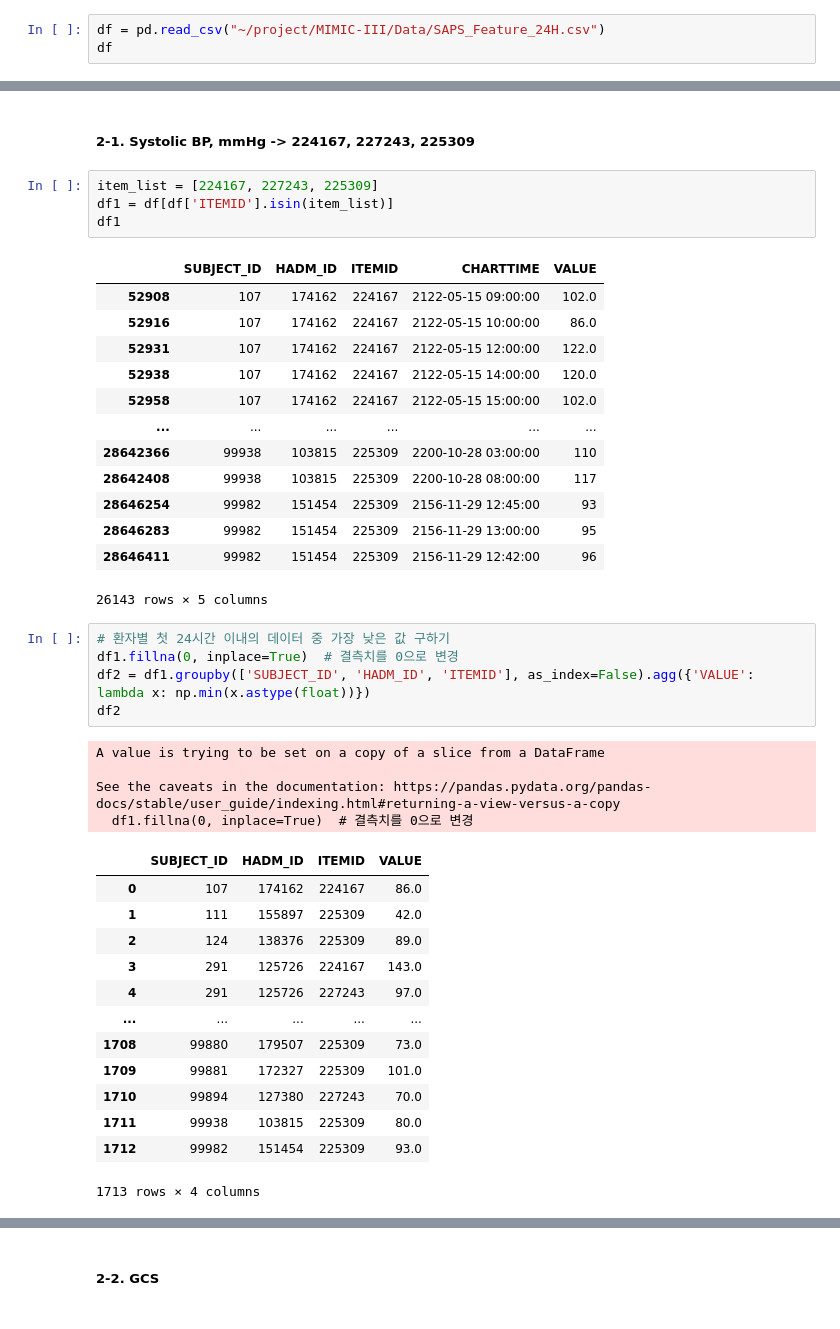
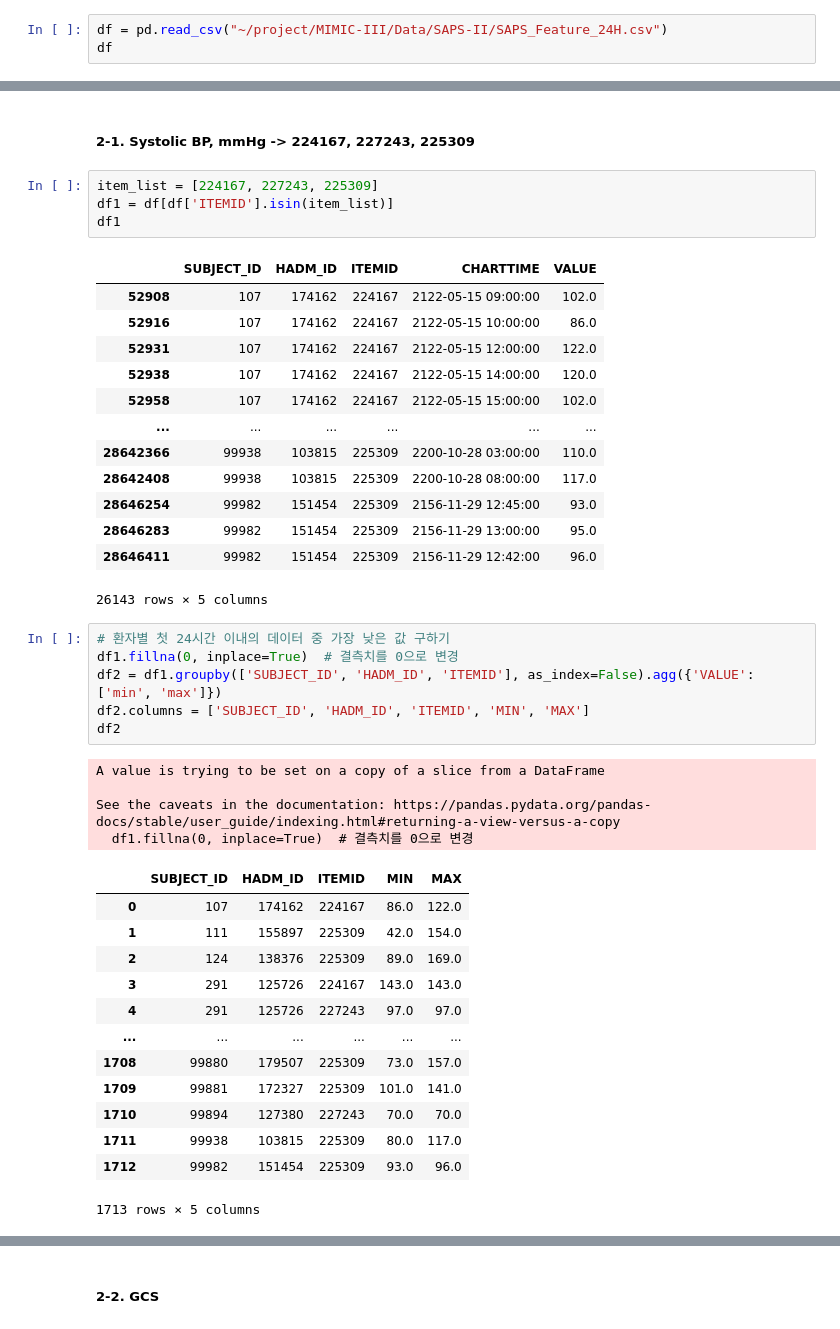
Before and after one commit to NohJangHyun/MIMIC-III-mortality-prediction, a Jupyter notebook: Data Extract/Baseline/feature extract for SAPS-II score.ipynb, the cells around one changed output, grey strips where cells are left out. Drawn from its saved outputs; the diff is of its cells as text.

```diff
--- a/Data Extract/Baseline/feature extract for SAPS-II score.ipynb
+++ b/Data Extract/Baseline/feature extract for SAPS-II score.ipynb
@@ -136,7 +150,7 @@ D_ITEMS[D_ITEMS['LABEL'].str.contains('bun',na=False)]
 # %% [markdown]
 ##### 2-0. Base
 # %%
-df = pd.read_csv("~/project/MIMIC-III/Data/SAPS_Feature_24H.csv")
+df = pd.read_csv("~/project/MIMIC-III/Data/SAPS-II/SAPS_Feature_24H.csv")
 df
 # %% [output]
 |  | SUBJECT_ID | HADM_ID | ITEMID | CHARTTIME | VALUE |
@@ -199,33 +213,34 @@ df1
 | 52938 | 107 | 174162 | 224167 | 2122-05-15 14:00:00 | 120.0 |
 | 52958 | 107 | 174162 | 224167 | 2122-05-15 15:00:00 | 102.0 |
 | ... | ... | ... | ... | ... | ... |
-| 28642366 | 99938 | 103815 | 225309 | 2200-10-28 03:00:00 | 110 |
-| 28642408 | 99938 | 103815 | 225309 | 2200-10-28 08:00:00 | 117 |
-| 28646254 | 99982 | 151454 | 225309 | 2156-11-29 12:45:00 | 93 |
-| 28646283 | 99982 | 151454 | 225309 | 2156-11-29 13:00:00 | 95 |
-| 28646411 | 99982 | 151454 | 225309 | 2156-11-29 12:42:00 | 96 |
+| 28642366 | 99938 | 103815 | 225309 | 2200-10-28 03:00:00 | 110.0 |
+| 28642408 | 99938 | 103815 | 225309 | 2200-10-28 08:00:00 | 117.0 |
+| 28646254 | 99982 | 151454 | 225309 | 2156-11-29 12:45:00 | 93.0 |
+| 28646283 | 99982 | 151454 | 225309 | 2156-11-29 13:00:00 | 95.0 |
+| 28646411 | 99982 | 151454 | 225309 | 2156-11-29 12:42:00 | 96.0 |
 26143 rows × 5 columns
 # %%
 # 환자별 첫 24시간 이내의 데이터 중 가장 낮은 값 구하기
 df1.fillna(0, inplace=True)  # 결측치를 0으로 변경
-df2 = df1.groupby(['SUBJECT_ID', 'HADM_ID', 'ITEMID'], as_index=False).agg({'VALUE': lambda x: np.min(x.astype(float))})
+df2 = df1.groupby(['SUBJECT_ID', 'HADM_ID', 'ITEMID'], as_index=False).agg({'VALUE': ['min', 'max']})
+df2.columns = ['SUBJECT_ID', 'HADM_ID', 'ITEMID', 'MIN', 'MAX']
 df2
 # %% [output]
 A value is trying to be set on a copy of a slice from a DataFrame
 
 See the caveats in the documentation: https://pandas.pydata.org/pandas-docs/stable/user_guide/indexing.html#returning-a-view-versus-a-copy
   df1.fillna(0, inplace=True)  # 결측치를 0으로 변경
-|  | SUBJECT_ID | HADM_ID | ITEMID | VALUE |
-| 0 | 107 | 174162 | 224167 | 86.0 |
-| 1 | 111 | 155897 | 225309 | 42.0 |
-| 2 | 124 | 138376 | 225309 | 89.0 |
-| 3 | 291 | 125726 | 224167 | 143.0 |
-| 4 | 291 | 125726 | 227243 | 97.0 |
-| ... | ... | ... | ... | ... |
-| 1708 | 99880 | 179507 | 225309 | 73.0 |
-| 1709 | 99881 | 172327 | 225309 | 101.0 |
-| 1710 | 99894 | 127380 | 227243 | 70.0 |
-| 1711 | 99938 | 103815 | 225309 | 80.0 |
-| 1712 | 99982 | 151454 | 225309 | 93.0 |
+|  | SUBJECT_ID | HADM_ID | ITEMID | MIN | MAX |
+| 0 | 107 | 174162 | 224167 | 86.0 | 122.0 |
+| 1 | 111 | 155897 | 225309 | 42.0 | 154.0 |
+| 2 | 124 | 138376 | 225309 | 89.0 | 169.0 |
+| 3 | 291 | 125726 | 224167 | 143.0 | 143.0 |
+| 4 | 291 | 125726 | 227243 | 97.0 | 97.0 |
+| ... | ... | ... | ... | ... | ... |
+| 1708 | 99880 | 179507 | 225309 | 73.0 | 157.0 |
+| 1709 | 99881 | 172327 | 225309 | 101.0 | 141.0 |
+| 1710 | 99894 | 127380 | 227243 | 70.0 | 70.0 |
+| 1711 | 99938 | 103815 | 225309 | 80.0 | 117.0 |
+| 1712 | 99982 | 151454 | 225309 | 93.0 | 96.0 |
-1713 rows × 4 columns
+1713 rows × 5 columns
 # %%
```
Also changed, not shown: parts of 14 cells of this notebook.
